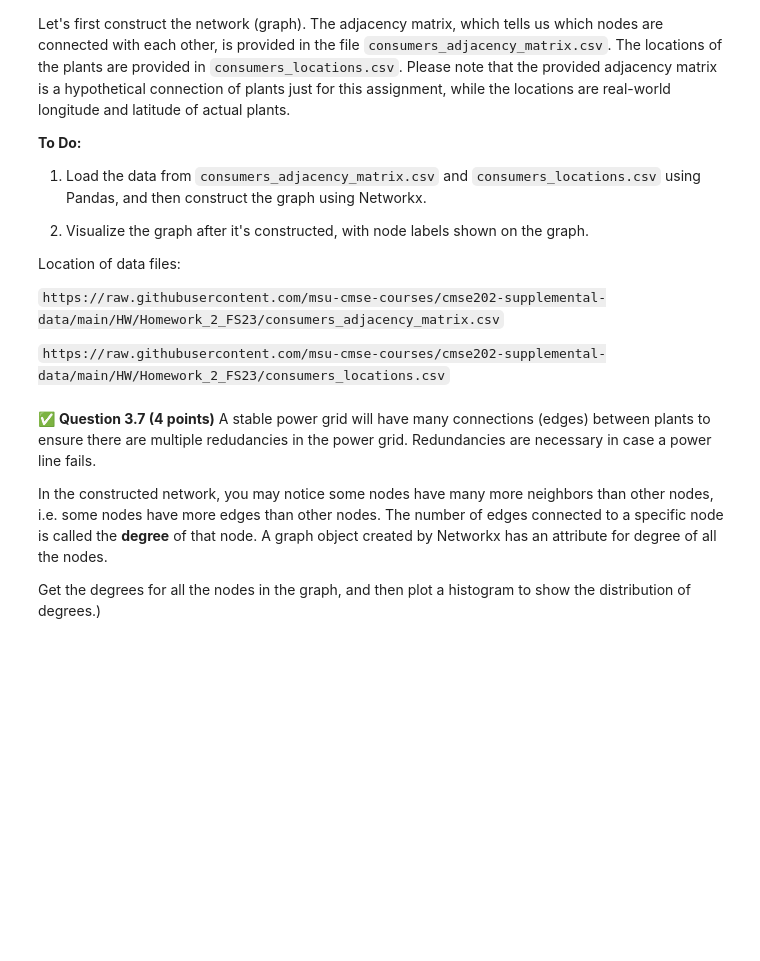
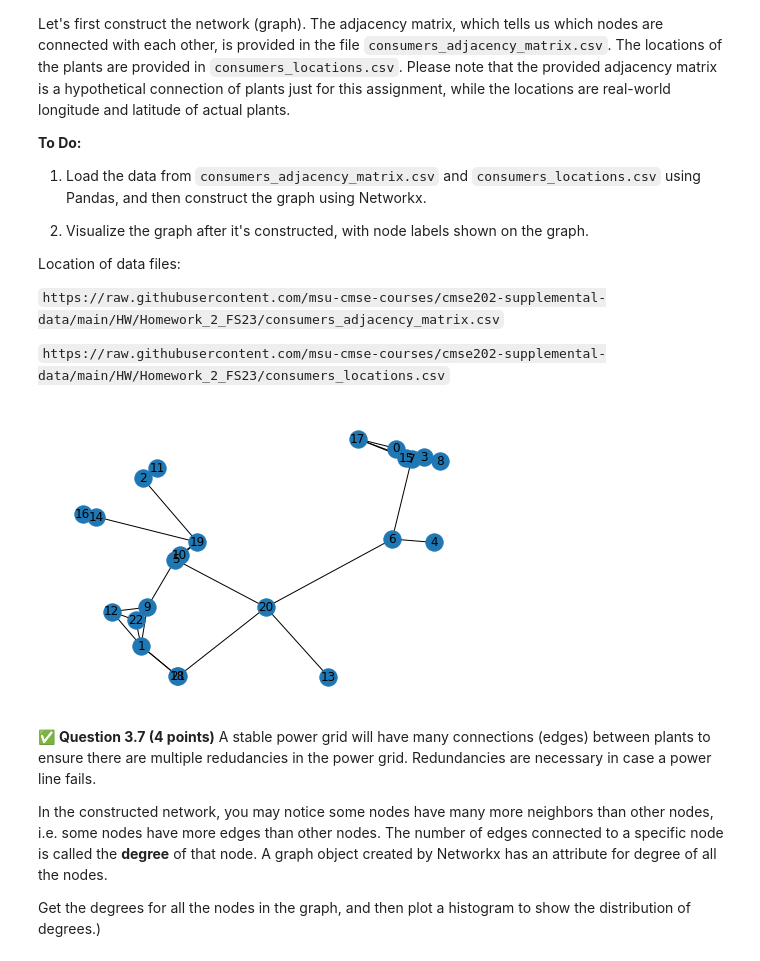
Before and after one commit to johnsonbj199/CMSE202-f23-turnin, a Jupyter notebook: hw-02/HW-02_OOP_ABM_GraphTheory-BrandonJohnson.ipynb, the cells around one changed output. Drawn from its saved outputs; the diff is of its cells as text; code cells hidden in the pictures; blank space fills up the shorter version.

```diff
--- a/hw-02/HW-02_OOP_ABM_GraphTheory-BrandonJohnson.ipynb
+++ b/hw-02/HW-02_OOP_ABM_GraphTheory-BrandonJohnson.ipynb
@@ -448,3 +506,21 @@ nx.draw(G, pos=position.values, with_labels=True)
+# %%
+# Complete the following code to construct and display the graph
+position_df = pd.read_csv('https://raw.githubusercontent.com/msu-cmse-courses/cmse202-supplemental-data/main/HW/Homework_2_FS23/consumers_locations.csv', header=None)
+graph_adjacency_df = pd.read_csv('https://raw.githubusercontent.com/msu-cmse-courses/cmse202-supplemental-data/main/HW/Homework_2_FS23/consumers_adjacency_matrix.csv',header=None)
+
+position_df.reset_index(inplace=True)
+#graph_adjacency_df.drop(columns=graph_adjacency_df.columns[0], axis=1, inplace=True)
+graph_adjacency_matrix = graph_adjacency_df.to_numpy()
+position_df.columns = ["node","lon","lat"]
+position = {
+    k: tuple(v.values())
+    for k, v
+    in position_df.set_index('node').to_dict('index').items()
+}
+G = nx.Graph(graph_adjacency_matrix)
+nx.draw(G, pos=position, with_labels=True)
+# %% [output]
+[figure, added]
 # %% [markdown]
 &#9989; **Question 3.7 (4 points)** A stable power grid will have many connections (edges) between plants to ensure there are multiple redudancies in the power grid.  Redundancies are necessary in case a power line fails.
 
```
Also changed, not shown: parts of 9 cells of this notebook.
